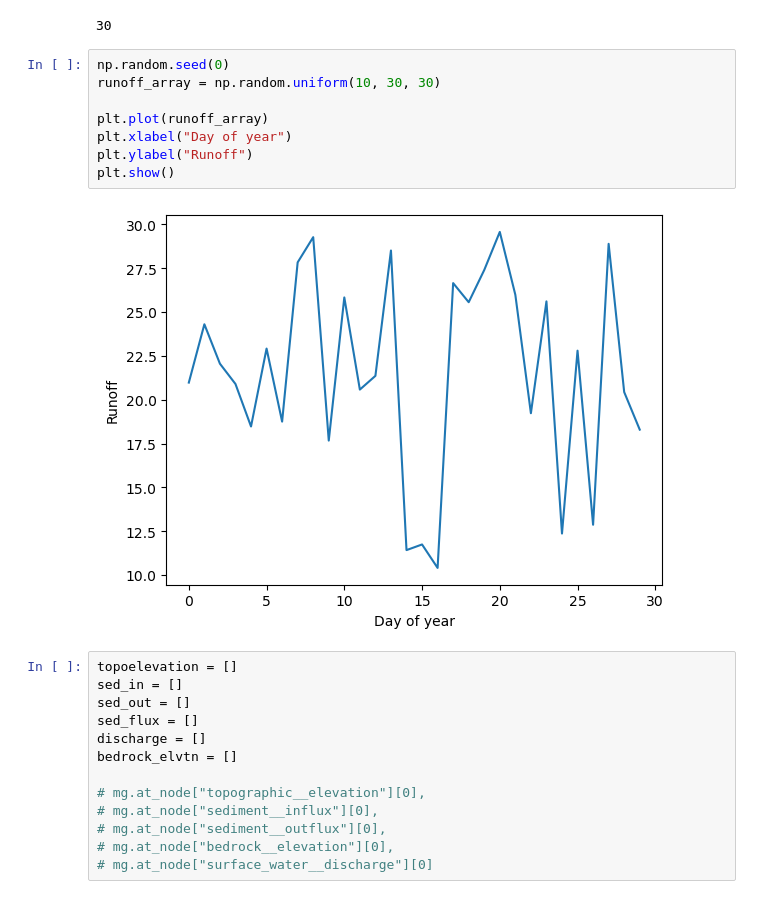
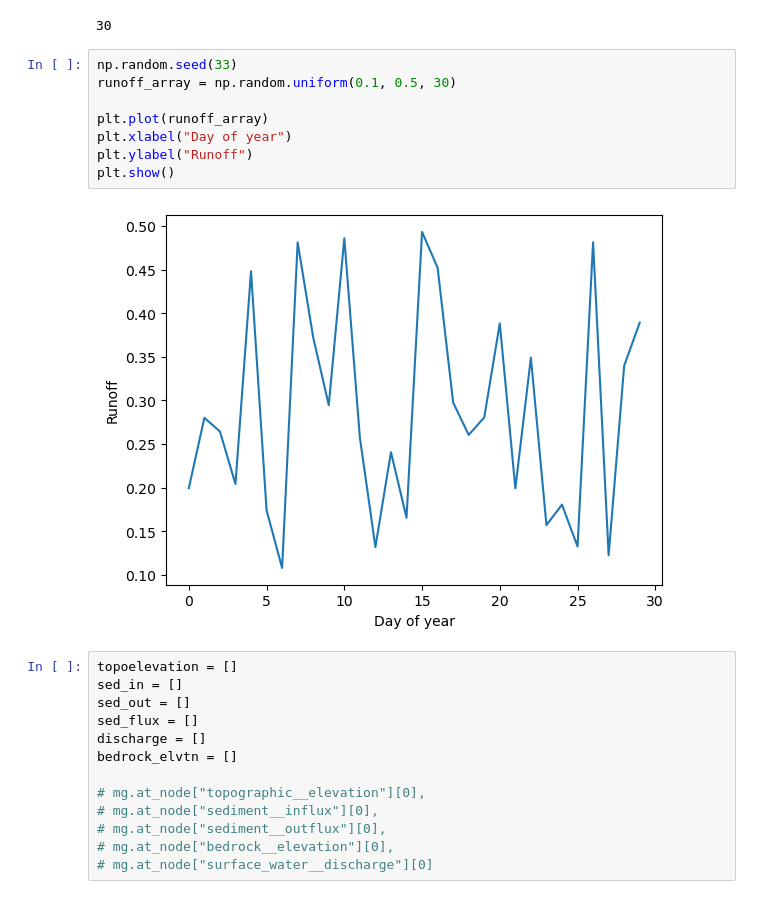
Before and after one commit to csdms-espin/ESPIn_2026_sed_flow, a Jupyter notebook: 00_Grid.ipynb, the cells around one changed output. Cells and saved outputs as stored; diff of their text form.

```diff
--- a/00_Grid.ipynb
+++ b/00_Grid.ipynb
@@ -516,15 +518,15 @@ len(runoff_array)
 # %% [output]
 30
 # %%
-np.random.seed(0)
-runoff_array = np.random.uniform(10, 30, 30)
+np.random.seed(33)
+runoff_array = np.random.uniform(0.1, 0.5, 30)
 
 plt.plot(runoff_array)
 plt.xlabel("Day of year")
 plt.ylabel("Runoff")
 plt.show()
 # %% [output]
-[figure, old version]
+[figure, new version]
 # %%
 topoelevation = []
 sed_in = []
```
Also changed, not shown: parts of 11 cells of this notebook.
